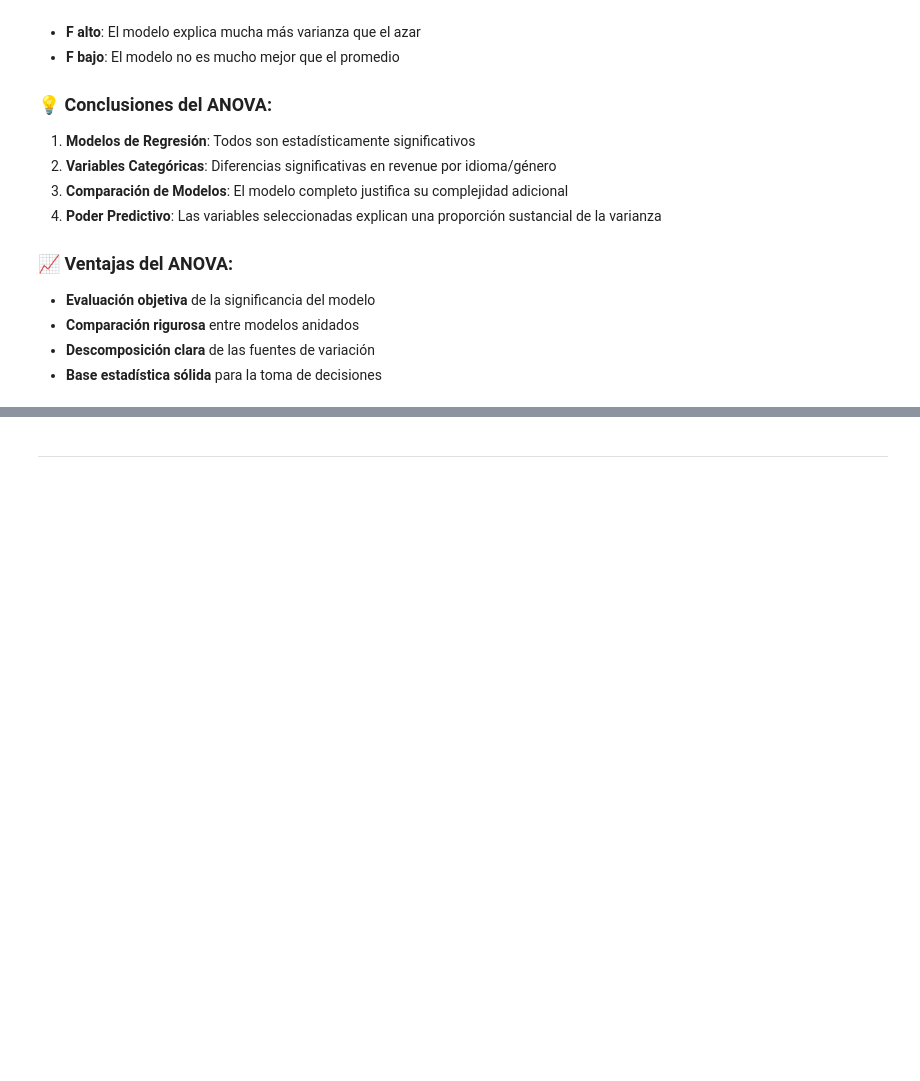
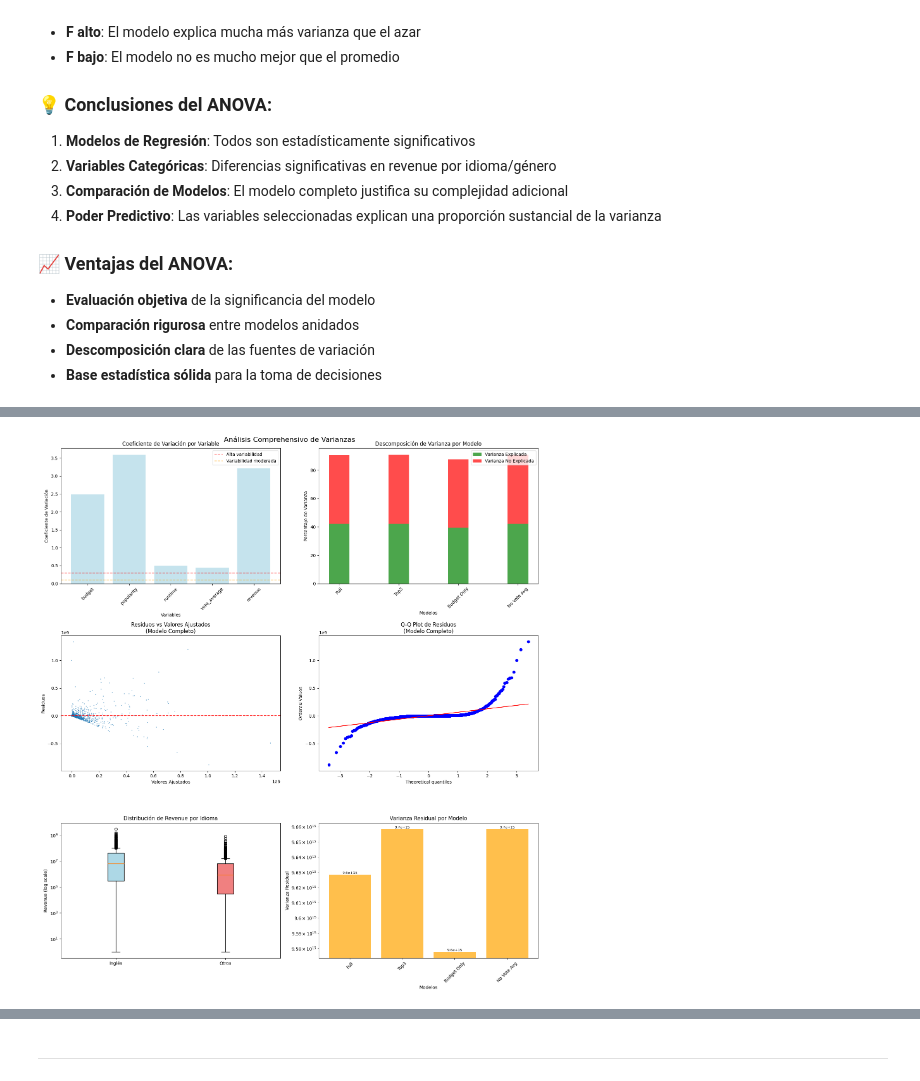
Before and after one commit to Mouskerramientas/aprendizaje-supervisado, a Jupyter notebook: taller1.ipynb, the cells around one changed output, grey strips where cells are left out. Saved outputs shown, nothing was run; the diff lists cells and outputs as text; code cells hidden in the pictures; blank space fills up the shorter version.

Commit message:
varianzas

```diff
--- a/taller1.ipynb
+++ b/taller1.ipynb
@@ -1535,0 +1992,94 @@ plt.show()
+# %%
+# Visualización comprehensiva del análisis de varianzas
+fig, axes = plt.subplots(3, 2, figsize=(16, 18))
+fig.suptitle('Análisis Comprehensivo de Varianzas', fontsize=16)
+
+# 1. Coeficientes de variación por variable
+cv_values = [variance_stats[var]['cv'] for var in variables + ['revenue']]
+var_names = variables + ['revenue']
+
+axes[0, 0].bar(range(len(var_names)), cv_values, color='lightblue', alpha=0.7)
+axes[0, 0].set_xlabel('Variables')
+axes[0, 0].set_ylabel('Coeficiente de Variación')
+axes[0, 0].set_title('Coeficiente de Variación por Variable')
+axes[0, 0].set_xticks(range(len(var_names)))
+axes[0, 0].set_xticklabels(var_names, rotation=45)
+axes[0, 0].axhline(y=0.3, color='red', linestyle='--', alpha=0.5, label='Alta variabilidad')
+axes[0, 0].axhline(y=0.1, color='orange', linestyle='--', alpha=0.5, label='Variabilidad moderada')
+axes[0, 0].legend()
+
+# 2. Descomposición de varianza por modelo
+model_names_plot = list(variance_decomposition.keys())
+explained_var = [variance_decomposition[model]['pct_explained'] for model in model_names_plot]
+unexplained_var = [variance_decomposition[model]['pct_unexplained'] for model in model_names_plot]
+
+x = np.arange(len(model_names_plot))
+width = 0.35
+
+axes[0, 1].bar(x, explained_var, width, label='Varianza Explicada', color='green', alpha=0.7)
+axes[0, 1].bar(x, unexplained_var, width, bottom=explained_var, label='Varianza No Explicada', color='red', alpha=0.7)
+axes[0, 1].set_xlabel('Modelos')
+axes[0, 1].set_ylabel('Porcentaje de Varianza')
+axes[0, 1].set_title('Descomposición de Varianza por Modelo')
+axes[0, 1].set_xticks(x)
+axes[0, 1].set_xticklabels([name.replace('_', ' ').title() for name in model_names_plot], rotation=45)
+axes[0, 1].legend()
+
+# 3. Residuos vs Valores Ajustados (Homocedasticidad) - Modelo Completo
+if 'full' in multiple_models:
+    full_model = multiple_models['full']
+    residuals_full = np.array(full_model['y_test']) - np.array(full_model['y_pred'])
+    fitted_full = np.array(full_model['y_pred'])
+
+    # Tomar muestra para visualización
+    sample_size = min(2000, len(residuals_full))
+    sample_indices = np.random.choice(len(residuals_full), size=sample_size, replace=False)
+
+    axes[1, 0].scatter(fitted_full[sample_indices], residuals_full[sample_indices],
+                      alpha=0.5, s=1)
+    axes[1, 0].axhline(y=0, color='red', linestyle='--', alpha=0.8)
+    axes[1, 0].set_xlabel('Valores Ajustados')
+    axes[1, 0].set_ylabel('Residuos')
+    axes[1, 0].set_title('Residuos vs Valores Ajustados\n(Modelo Completo)')
+
+# 4. Distribución de residuos (Q-Q plot)
+if 'full' in multiple_models:
+    stats.probplot(residuals_full[sample_indices], dist="norm", plot=axes[1, 1])
+    axes[1, 1].set_title('Q-Q Plot de Residuos\n(Modelo Completo)')
+
+# 5. Comparación de varianzas por idioma
+if 'english_movies' in locals() and 'other_movies' in locals():
+    lang_data = [english_movies.sample(min(1000, len(english_movies)), random_state=42),
+                 other_movies.sample(min(1000, len(other_movies)), random_state=42)]
+
+    bp = axes[2, 0].boxplot(lang_data, labels=['Inglés', 'Otros'], patch_artist=True)
+    bp['boxes'][0].set_facecolor('lightblue')
+    bp['boxes'][1].set_facecolor('lightcoral')
+    axes[2, 0].set_ylabel('Revenue (log scale)')
+    axes[2, 0].set_title('Distribución de Revenue por Idioma')
+    axes[2, 0].set_yscale('log')
+
+# 6. Varianza residual por modelo
+if homoscedasticity_results:
+    model_names_res = list(homoscedasticity_results.keys())
+    residual_vars = [homoscedasticity_results[model]['residual_stats']['variance']
+                    for model in model_names_res]
+
+    bars = axes[2, 1].bar(range(len(model_names_res)), residual_vars,
+                         color='orange', alpha=0.7)
+    axes[2, 1].set_xlabel('Modelos')
+    axes[2, 1].set_ylabel('Varianza Residual')
+    axes[2, 1].set_title('Varianza Residual por Modelo')
+    axes[2, 1].set_xticks(range(len(model_names_res)))
+    axes[2, 1].set_xticklabels([name.replace('_', ' ').title() for name in model_names_res], rotation=45)
+    axes[2, 1].set_yscale('log')
+
+    # Añadir valores en las barras
+    for i, (bar, var_val) in enumerate(zip(bars, residual_vars)):
+        axes[2, 1].text(bar.get_x() + bar.get_width()/2, bar.get_height(),
+                       f'{var_val:.1e}', ha='center', va='bottom', fontsize=8)
+
+plt.tight_layout()
+plt.show()
+# %% [output]
+[figure, added]
```
Also changed, not shown: parts of 8 cells of this notebook.
